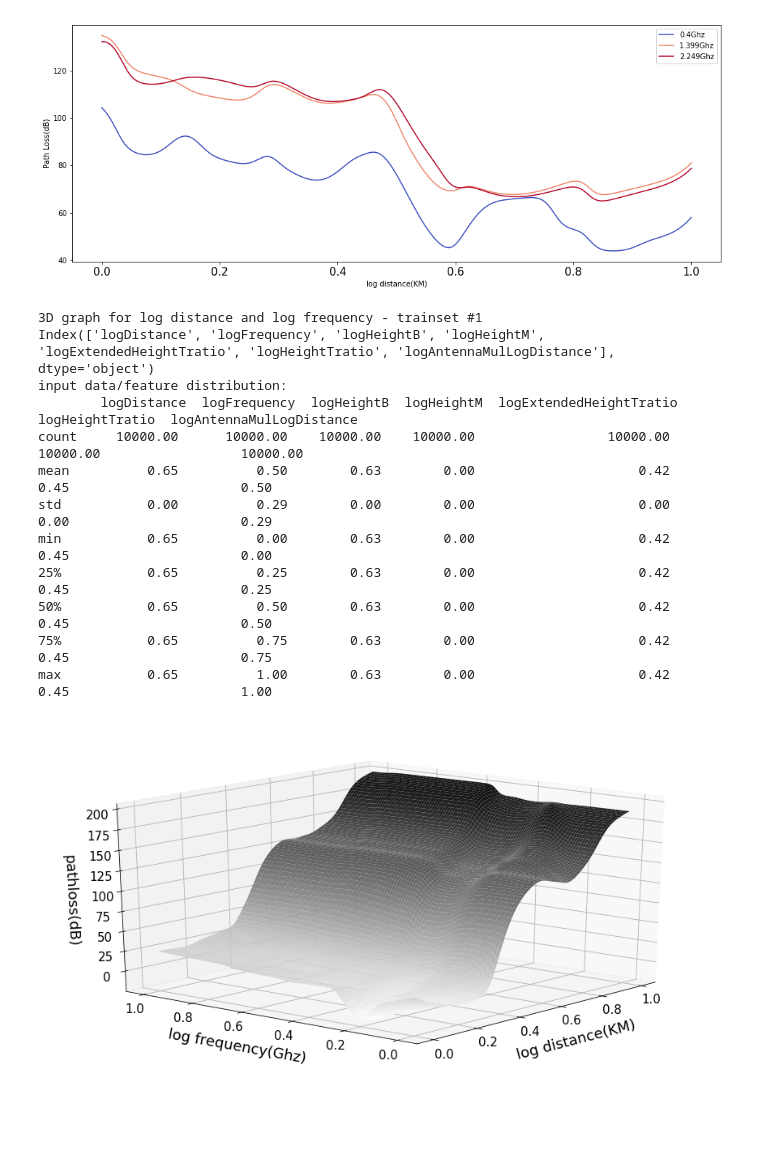
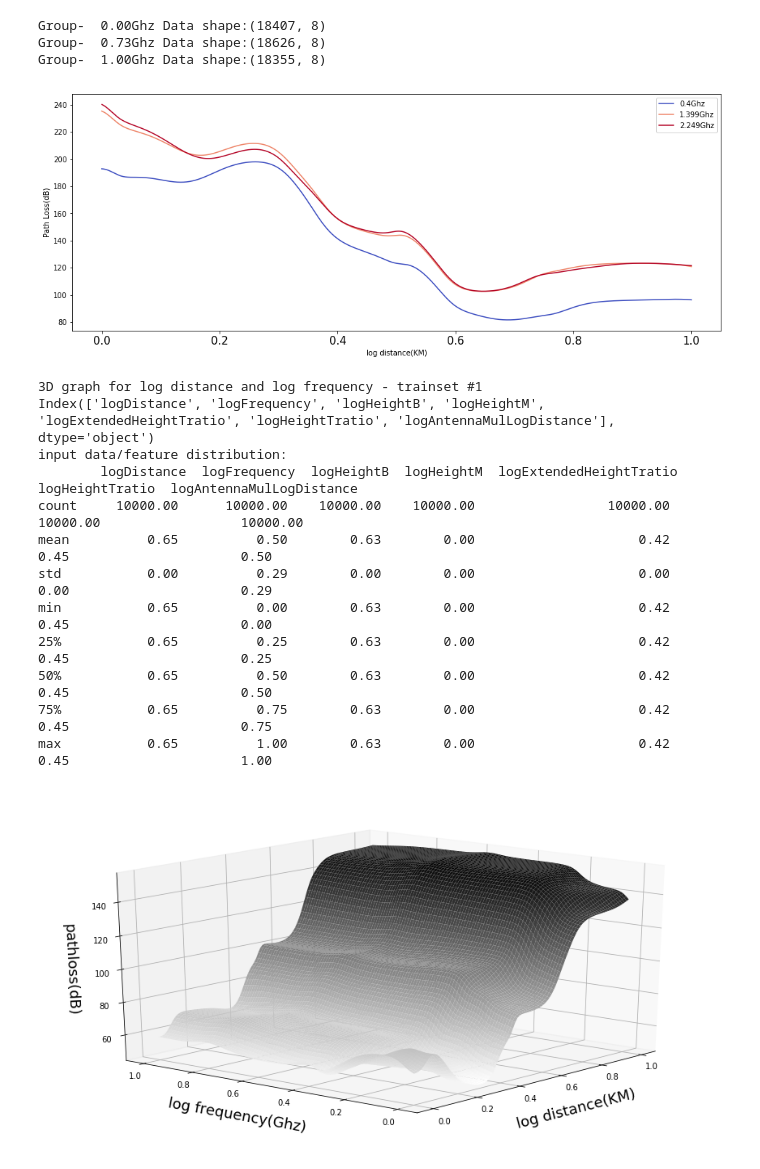
Before and after one commit to chanship72/pathloss, a Jupyter notebook: EquationModeling/EM_pathloss_minimax.ipynb, the cells around one changed output. Cells and saved outputs as stored; diff of their text form; code cells hidden in the pictures; blank space fills up the shorter version.

Commit message:
update Equation Modeling graph

```diff
--- a/EquationModeling/EM_pathloss_minimax.ipynb
+++ b/EquationModeling/EM_pathloss_minimax.ipynb
@@ -180,21 +180,27 @@ Average train error:10.97 | Average test error:11.04
 # %%
 X_testSet, Y_testSet = np.zeros((1,7)), np.zeros((1,))
-for X_train,y_train,X_test,y_test, trainError, testError in dataSet:
+for X_train, y_train, X_test,y_test, trainError, testError in dataSet:
     X_testSet = np.concatenate((X_testSet, X_test), axis=0)
     Y_testSet = np.concatenate((Y_testSet, y_test), axis=0)
+
+X_testSet = np.delete(X_testSet, 0, 0)
+Y_testSet = np.delete(Y_testSet, 0, 0)
 # %%
 %autoreload
 i = 1
 model = pickle.load(open("model/ann_minmax.sav", 'rb'))
 
 data = makeXforGraphWithGroupingFrequency(pd.DataFrame(X_testSet, columns=xCols),
                      pd.DataFrame(Y_testSet, columns=['pathloss']), ['logHeightB', 'logHeightM','logExtendedHeightTratio', 'logHeightTratio', 'logAntennaMulLogDistance'])
 
 graphX = data[0]
 graphY = data[1]
-train_2d_graph(model, graphX, graphY, 'logAntennaMulLogDistance')
+train_2d_graph(model, graphX, graphY, 'logDistance', "log distance(KM)")
 # %% [output]
+Group-  0.00Ghz Data shape:(18407, 8)
+Group-  0.73Ghz Data shape:(18626, 8)
+Group-  1.00Ghz Data shape:(18355, 8)
-[figure, old version]
+[figure, new version]
 # %%
 %autoreload
 i = 1
@@ -222,7 +228,7 @@ min           0.65          0.00        0.63        0.00                     0.4
 50%           0.65          0.50        0.63        0.00                     0.42             0.45                      0.50
 75%           0.65          0.75        0.63        0.00                     0.42             0.45                      0.75
 max           0.65          1.00        0.63        0.00                     0.42             0.45                      1.00
-[figure, old version]
+[figure, new version]
 # %%
 %autoreload
 i = 1
```
Also changed, not shown: parts of 6 cells of this notebook, 2 other files.
